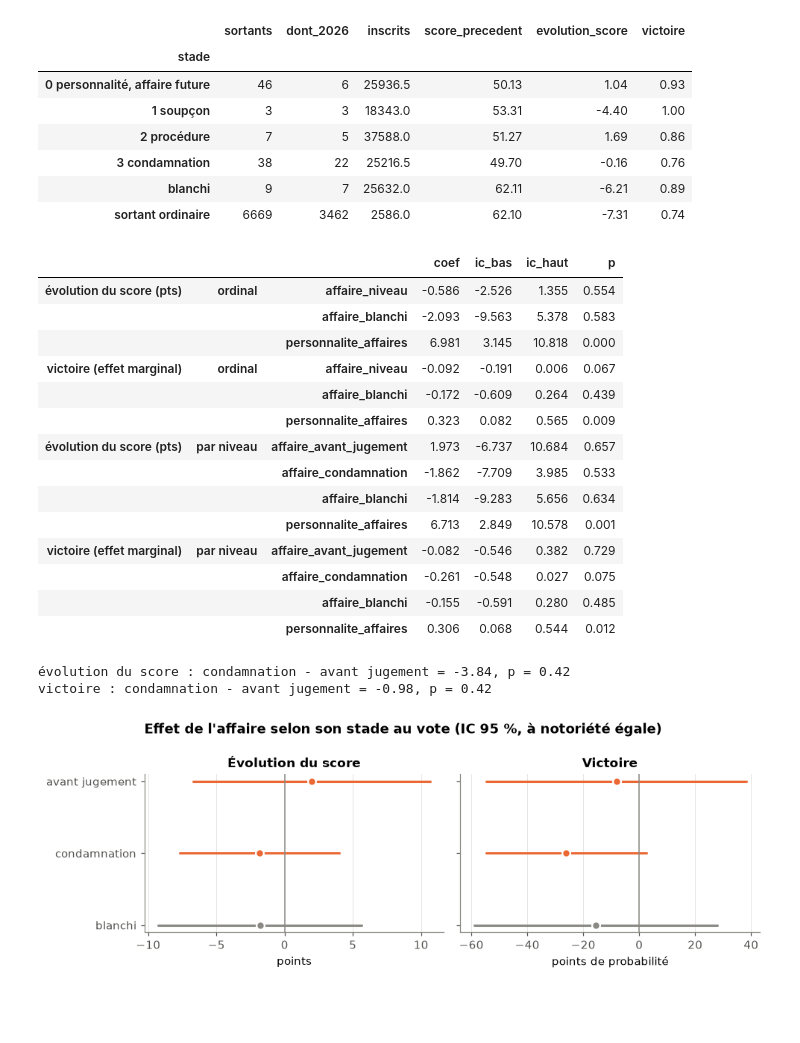
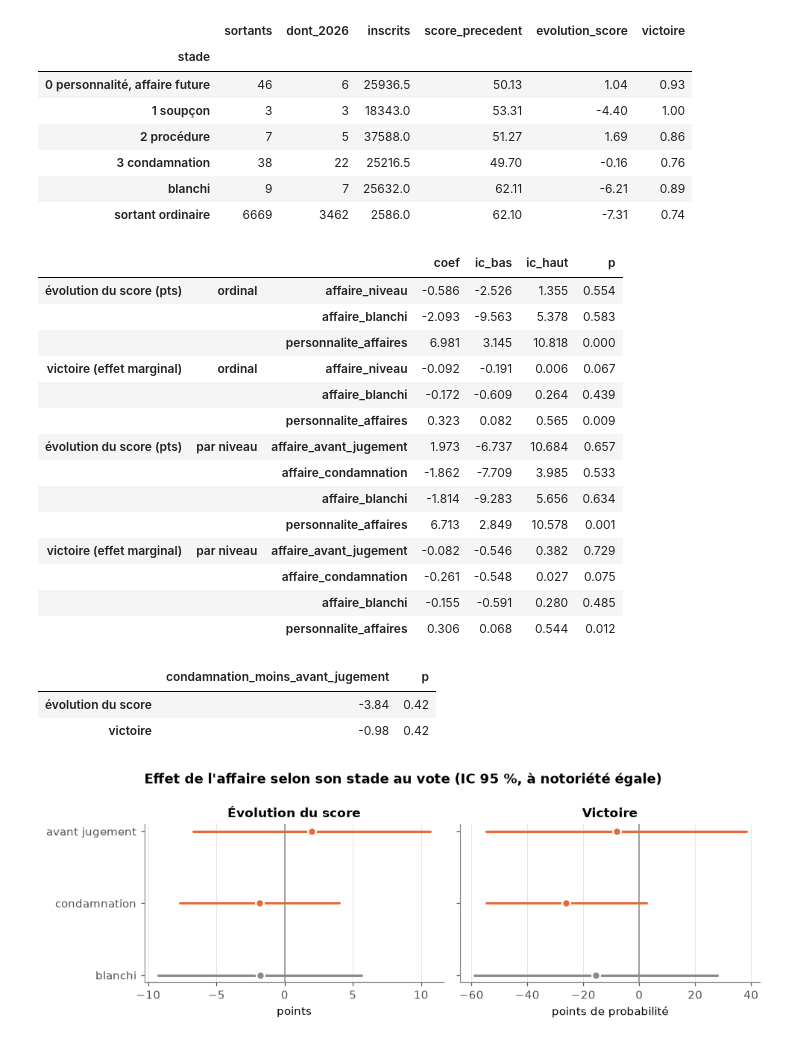
Before and after one commit to QuentinNosmas/Projet_ensae_datascience, a Jupyter notebook: notebooks/04_modelisation.ipynb, the cells around one changed output. Cells and saved outputs as stored; diff of their text form; code cells hidden in the pictures; blank space fills up the shorter version.

```diff
--- a/notebooks/04_modelisation.ipynb
+++ b/notebooks/04_modelisation.ipynb
@@ -400,16 +389,8 @@ Deux spécifications, avec les contrôles du modèle (2) et la notoriété :
 Le groupe **blanchi** sert de test : si les électeurs sanctionnaient aussi un élu
 relaxé, la sanction porterait sur la rumeur plus que sur la culpabilité.
 # %%
-stade = np.select(
-    [d.affaire_blanchi == 1, d.affaire_condamnation == 1, d.affaire_procedure == 1, d.affaire_soupcon == 1,
-     d.personnalite_affaires == 1],
-    ["blanchi", "3 condamnation", "2 procédure", "1 soupçon", "0 personnalité, affaire future"],
-    "sortant ordinaire")
-(d.assign(stade=stade).groupby("stade")
- .agg(sortants=("code_insee", "size"), dont_2026=("election_2026", "sum"),
-      inscrits=("inscrits", "median"), score_precedent=("pct_voix_exp_prec", "mean"),
-      evolution_score=("delta_pct_voix_exp", "mean"), victoire=("gagne", "mean"))
- .round(2))
+stade = M.par_stade(d)  # src/modeles.py : effectifs, modèles et tests de la gradation
+stade["descriptif"].round(2)
 # %% [output]
 |  | sortants | dont_2026 | inscrits | score_precedent | evolution_score | victoire |
 | stade |  |  |  |  |  |  |
@@ -420,41 +401,31 @@ stade = np.select(
 | blanchi | 9 | 7 | 25632.0 | 62.11 | -6.21 | 0.89 |
 | sortant ordinaire | 6669 | 3462 | 2586.0 | 62.10 | -7.31 | 0.74 |
 # %%
-gradation = {
-    "ordinal": M.GRADATION_ORDINALE,
-    "par niveau": M.GRADATION_NIVEAUX,
-}
-res_gradation = {}
-for spec, rhs in gradation.items():
-    res_gradation[("évolution du score (pts)", spec)] = M.ols(f"delta_pct_voix_exp ~ {rhs} + {M.CONTROLES}", d)
-    res_gradation[("victoire (effet marginal)", spec)] = M.logit(f"gagne ~ {rhs} + {M.CONTROLES}", d)
-display(pd.concat({k: M.coefficients(r) for k, r in res_gradation.items()}).round(3))
+res_gradation = stade["resultats"]  # (résultat, spécification ordinale / par niveau) -> modèle
+display(stade["coefficients"].round(3))
 
 # La condamnation coûte-t-elle plus qu'une affaire pas encore jugée ? (en points pour le score,
 # sur l'échelle logit pour la victoire)
-for (resultat, spec), r in res_gradation.items():
-    if spec == "par niveau":
-        test = r.t_test("affaire_condamnation - affaire_avant_jugement = 0")
-        print(f"{resultat.split(' (')[0]} : condamnation - avant jugement = {test.effect[0]:.2f}, "
-              f"p = {float(test.pvalue):.2f}")
+stade["tests"].round(2)
 # %% [output]
 |  |  |  | coef | ic_bas | ic_haut | p |
 | évolution du score (pts) | ordinal | affaire_niveau | -0.586 | -2.526 | 1.355 | 0.554 |
 |  |  | affaire_blanchi | -2.093 | -9.563 | 5.378 | 0.583 |
 |  |  | personnalite_affaires | 6.981 | 3.145 | 10.818 | 0.000 |
 | victoire (effet marginal) | ordinal | affaire_niveau | -0.092 | -0.191 | 0.006 | 0.067 |
 |  |  | affaire_blanchi | -0.172 | -0.609 | 0.264 | 0.439 |
 |  |  | personnalite_affaires | 0.323 | 0.082 | 0.565 | 0.009 |
 | évolution du score (pts) | par niveau | affaire_avant_jugement | 1.973 | -6.737 | 10.684 | 0.657 |
 |  |  | affaire_condamnation | -1.862 | -7.709 | 3.985 | 0.533 |
 |  |  | affaire_blanchi | -1.814 | -9.283 | 5.656 | 0.634 |
 |  |  | personnalite_affaires | 6.713 | 2.849 | 10.578 | 0.001 |
 | victoire (effet marginal) | par niveau | affaire_avant_jugement | -0.082 | -0.546 | 0.382 | 0.729 |
 |  |  | affaire_condamnation | -0.261 | -0.548 | 0.027 | 0.075 |
 |  |  | affaire_blanchi | -0.155 | -0.591 | 0.280 | 0.485 |
 |  |  | personnalite_affaires | 0.306 | 0.068 | 0.544 | 0.012 |
-évolution du score : condamnation - avant jugement = -3.84, p = 0.42
-victoire : condamnation - avant jugement = -0.98, p = 0.42
+|  | condamnation_moins_avant_jugement | p |
+| évolution du score | -3.84 | 0.42 |
+| victoire | -0.98 | 0.42 |
 # %%
 niveaux = {"affaire_avant_jugement": "avant jugement", "affaire_condamnation": "condamnation",
            "affaire_blanchi": "blanchi"}
```
Also changed, not shown: parts of 1 cell of this notebook, 5 other files.
